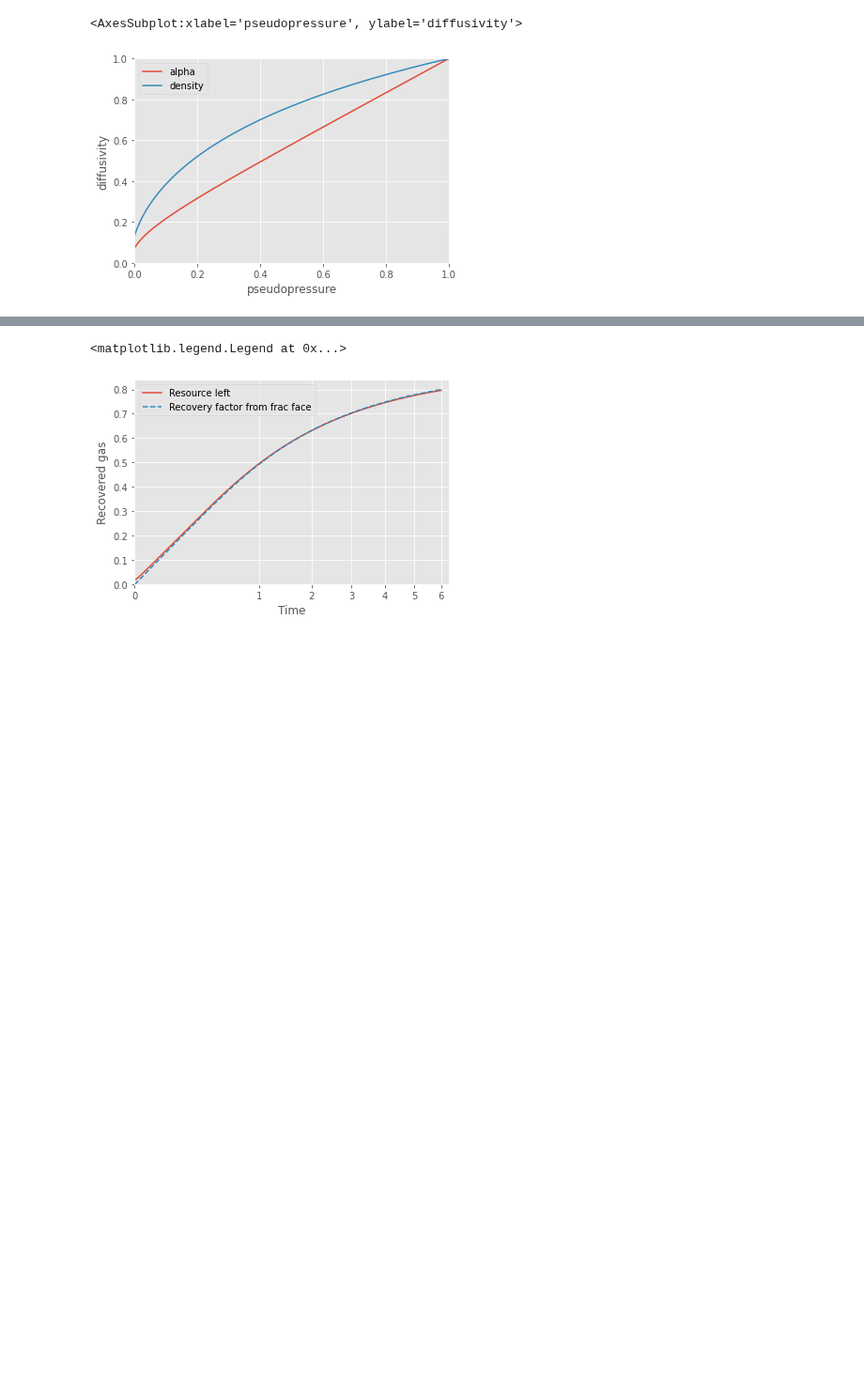
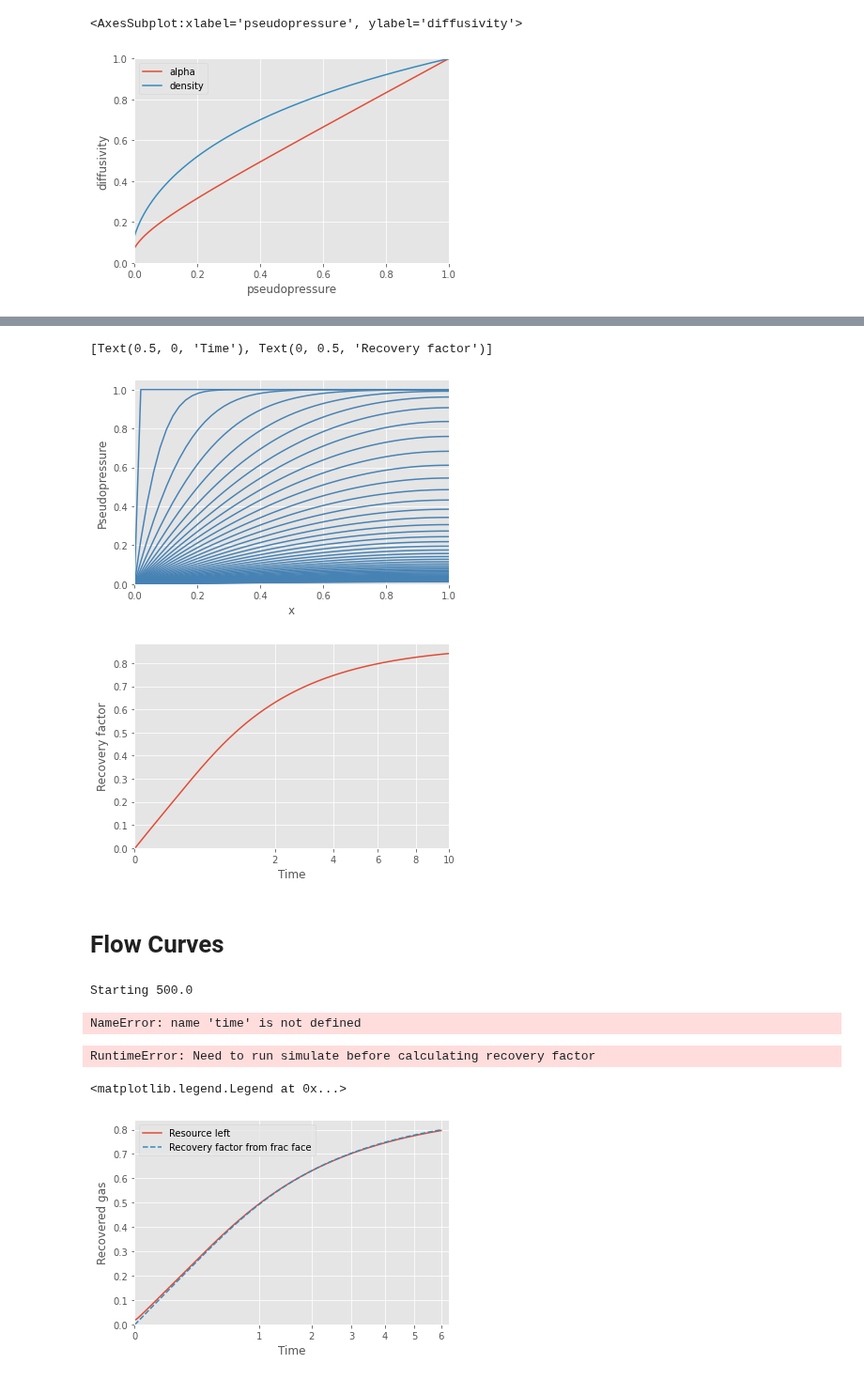
Before and after one commit to frank1010111/bluebonnet, a Jupyter notebook: docs/flow.ipynb, the cells around one changed output, grey strips where cells are left out. Shown at 94% size. Cells and saved outputs as stored; diff of their text form; code cells hidden in the pictures; blank space fills up the shorter version.

```diff
--- a/docs/flow.ipynb
+++ b/docs/flow.ipynb
@@ -99,3 +132,32 @@ Wall time: 5.58 s
+# %%
+ax = plot_pseudopressure(res_realgas)
+
+ax = plot_recovery_factor(res_realgas)
+ax.set(xlabel="Time", ylabel="Recovery factor")
+# %% [output]
+[Text(0.5, 0, 'Time'), Text(0, 0.5, 'Recovery factor')]
+[figure, added]
+[figure, added]
+# %% [markdown]
+# Flow Curves
+# %%
+Pi=12000
+rf={}
+for Pf in np.linspace(500,2000,10):
+    print("Starting",Pf)
+    fluid_properties = (
+    pvt_gas[pvt_gas.P>=Pf]
+    .pipe(scale_pressure_diffusivity)
+    )
+    flow_properties = FlowProperties(fluid_properties, fvf_scale=0.3579)
+    res_realgas = SinglePhaseReservoir(50, Pf, Pi, flow_properties)
+
+    %time res_realgas.simulate(time)
+    rf[Pf] = res_realgas.recovery_factor()
+# %% [output]
+Starting 500.0
+NameError: name 'time' is not defined
+RuntimeError: Need to run simulate before calculating recovery factor
 # %%
 from scipy import interpolate
 density_interp = interpolate.interp1d(fluid_properties["pseudopressure"], fluid_properties["density"])
```
Also changed, not shown: parts of 5 cells of this notebook, 5 other files.
